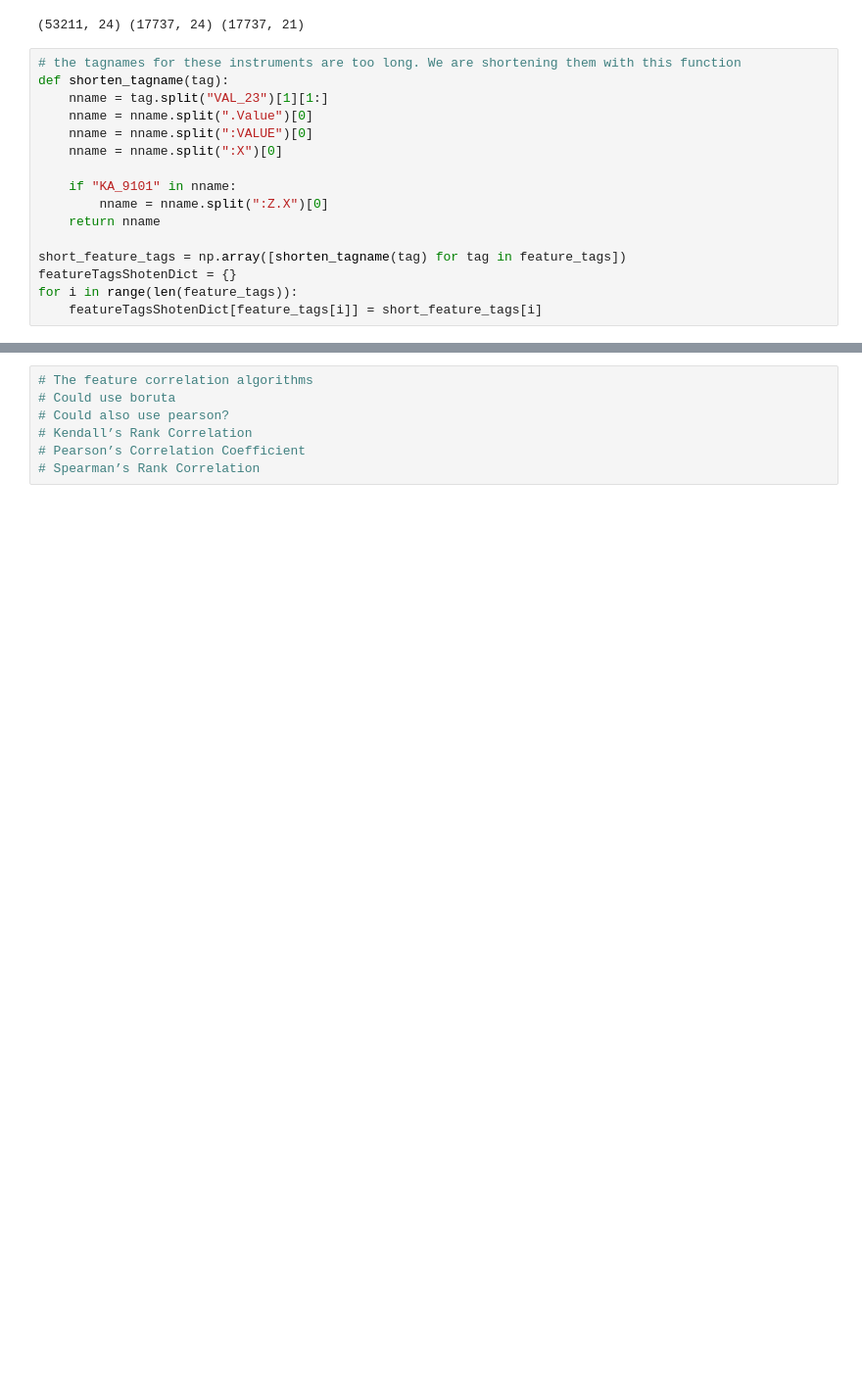
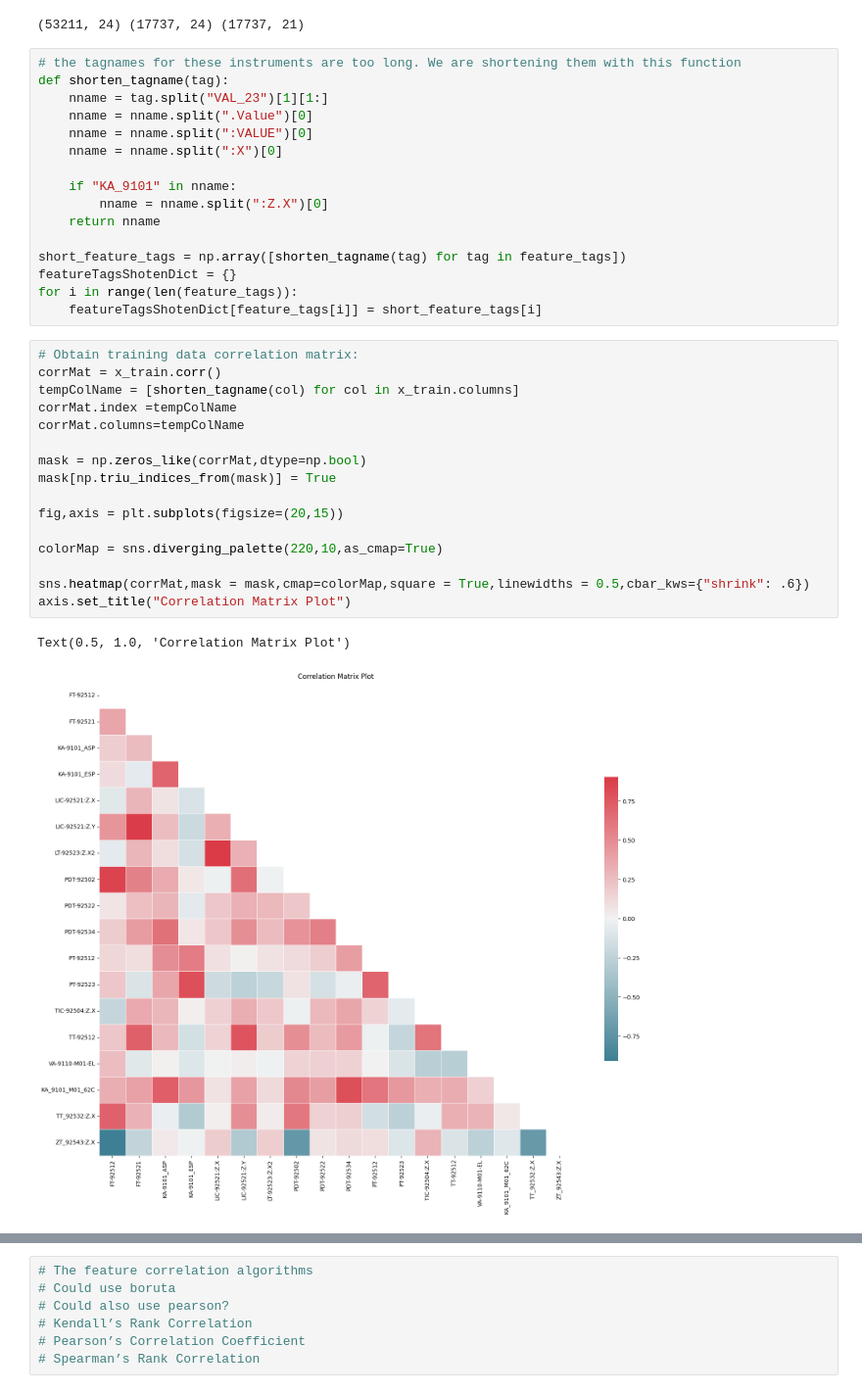
Before and after one commit to rkdey95/sensesAnomalousDelfi, a Jupyter notebook: src/dataProcecssing.ipynb, the cells around one changed output, grey strips where cells are left out. Shown: that part at 98% size. Saved outputs shown, nothing was run; the diff lists cells and outputs as text; blank space fills up the shorter version.

Commit message:
added part for feature correlation

```diff
--- a/src/dataProcecssing.ipynb
+++ b/src/dataProcecssing.ipynb
@@ -89,3 +90,22 @@ short_feature_tags = np.array([shorten_tagname(tag) for tag in feature_tags])
 featureTagsShotenDict = {}
 for i in range(len(feature_tags)):
     featureTagsShotenDict[feature_tags[i]] = short_feature_tags[i]
+# %%
+# Obtain training data correlation matrix:
+corrMat = x_train.corr()
+tempColName = [shorten_tagname(col) for col in x_train.columns]
+corrMat.index =tempColName
+corrMat.columns=tempColName
+
+mask = np.zeros_like(corrMat,dtype=np.bool)
+mask[np.triu_indices_from(mask)] = True
+
+fig,axis = plt.subplots(figsize=(20,15))
+
+colorMap = sns.diverging_palette(220,10,as_cmap=True)
+
+sns.heatmap(corrMat,mask = mask,cmap=colorMap,square = True,linewidths = 0.5,cbar_kws={"shrink": .6})
+axis.set_title("Correlation Matrix Plot")
+# %% [output]
+Text(0.5, 1.0, 'Correlation Matrix Plot')
+[figure, added]
```
Also changed, not shown: parts of 7 cells of this notebook.
